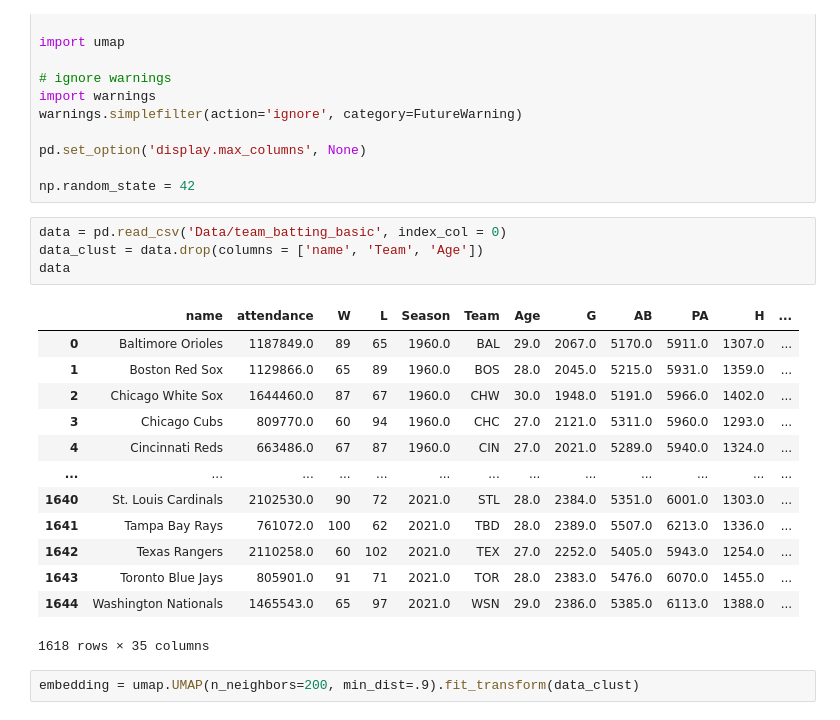
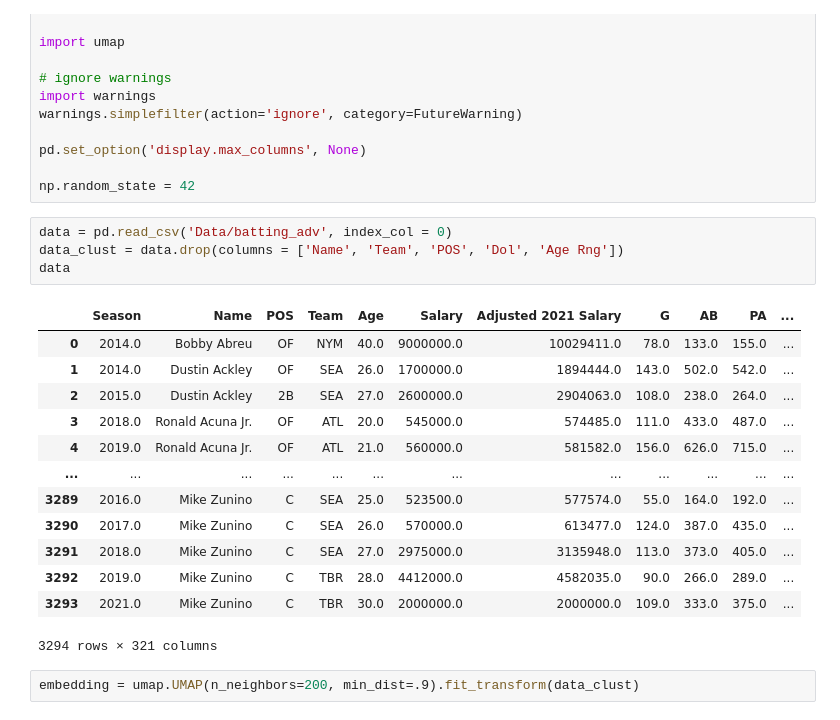
Before and after one commit to eric8395/baseball-analytics, a Jupyter notebook: Player Clustering.ipynb, the cells around one changed output. Saved outputs shown, nothing was run; the diff lists cells and outputs as text.

```diff
--- a/Player Clustering.ipynb
+++ b/Player Clustering.ipynb
@@ -18,23 +18,23 @@ pd.set_option('display.max_columns', None)
 
 np.random_state = 42
 # %%
-data = pd.read_csv('Data/team_batting_basic', index_col = 0)
-data_clust = data.drop(columns = ['name', 'Team', 'Age'])
+data = pd.read_csv('Data/batting_adv', index_col = 0)
+data_clust = data.drop(columns = ['Name', 'Team', 'POS', 'Dol', 'Age Rng'])
 data
 # %% [output]
-|  | name | attendance | W | L | Season | Team | Age | G | AB | PA | H | ... |
-| 0 | Baltimore Orioles | 1187849.0 | 89 | 65 | 1960.0 | BAL | 29.0 | 2067.0 | 5170.0 | 5911.0 | 1307.0 | ... |
-| 1 | Boston Red Sox | 1129866.0 | 65 | 89 | 1960.0 | BOS | 28.0 | 2045.0 | 5215.0 | 5931.0 | 1359.0 | ... |
-| 2 | Chicago White Sox | 1644460.0 | 87 | 67 | 1960.0 | CHW | 30.0 | 1948.0 | 5191.0 | 5966.0 | 1402.0 | ... |
-| 3 | Chicago Cubs | 809770.0 | 60 | 94 | 1960.0 | CHC | 27.0 | 2121.0 | 5311.0 | 5960.0 | 1293.0 | ... |
-| 4 | Cincinnati Reds | 663486.0 | 67 | 87 | 1960.0 | CIN | 27.0 | 2021.0 | 5289.0 | 5940.0 | 1324.0 | ... |
-| ... | ... | ... | ... | ... | ... | ... | ... | ... | ... | ... | ... | ... |
-| 1640 | St. Louis Cardinals | 2102530.0 | 90 | 72 | 2021.0 | STL | 28.0 | 2384.0 | 5351.0 | 6001.0 | 1303.0 | ... |
-| 1641 | Tampa Bay Rays | 761072.0 | 100 | 62 | 2021.0 | TBD | 28.0 | 2389.0 | 5507.0 | 6213.0 | 1336.0 | ... |
-| 1642 | Texas Rangers | 2110258.0 | 60 | 102 | 2021.0 | TEX | 27.0 | 2252.0 | 5405.0 | 5943.0 | 1254.0 | ... |
-| 1643 | Toronto Blue Jays | 805901.0 | 91 | 71 | 2021.0 | TOR | 28.0 | 2383.0 | 5476.0 | 6070.0 | 1455.0 | ... |
-| 1644 | Washington Nationals | 1465543.0 | 65 | 97 | 2021.0 | WSN | 29.0 | 2386.0 | 5385.0 | 6113.0 | 1388.0 | ... |
+|  | Season | Name | POS | Team | Age | Salary | Adjusted 2021 Salary | G | AB | PA | ... |
+| 0 | 2014.0 | Bobby Abreu | OF | NYM | 40.0 | 9000000.0 | 10029411.0 | 78.0 | 133.0 | 155.0 | ... |
+| 1 | 2014.0 | Dustin Ackley | OF | SEA | 26.0 | 1700000.0 | 1894444.0 | 143.0 | 502.0 | 542.0 | ... |
+| 2 | 2015.0 | Dustin Ackley | 2B | SEA | 27.0 | 2600000.0 | 2904063.0 | 108.0 | 238.0 | 264.0 | ... |
+| 3 | 2018.0 | Ronald Acuna Jr. | OF | ATL | 20.0 | 545000.0 | 574485.0 | 111.0 | 433.0 | 487.0 | ... |
+| 4 | 2019.0 | Ronald Acuna Jr. | OF | ATL | 21.0 | 560000.0 | 581582.0 | 156.0 | 626.0 | 715.0 | ... |
+| ... | ... | ... | ... | ... | ... | ... | ... | ... | ... | ... | ... |
+| 3289 | 2016.0 | Mike Zunino | C | SEA | 25.0 | 523500.0 | 577574.0 | 55.0 | 164.0 | 192.0 | ... |
+| 3290 | 2017.0 | Mike Zunino | C | SEA | 26.0 | 570000.0 | 613477.0 | 124.0 | 387.0 | 435.0 | ... |
+| 3291 | 2018.0 | Mike Zunino | C | SEA | 27.0 | 2975000.0 | 3135948.0 | 113.0 | 373.0 | 405.0 | ... |
+| 3292 | 2019.0 | Mike Zunino | C | TBR | 28.0 | 4412000.0 | 4582035.0 | 90.0 | 266.0 | 289.0 | ... |
+| 3293 | 2021.0 | Mike Zunino | C | TBR | 30.0 | 2000000.0 | 2000000.0 | 109.0 | 333.0 | 375.0 | ... |
-1618 rows × 35 columns
+3294 rows × 321 columns
 # %%
 embedding = umap.UMAP(n_neighbors=200, min_dist=.9).fit_transform(data_clust)
 # %%
```
Also changed, not shown: parts of 2 cells of this notebook, 3 other files.
